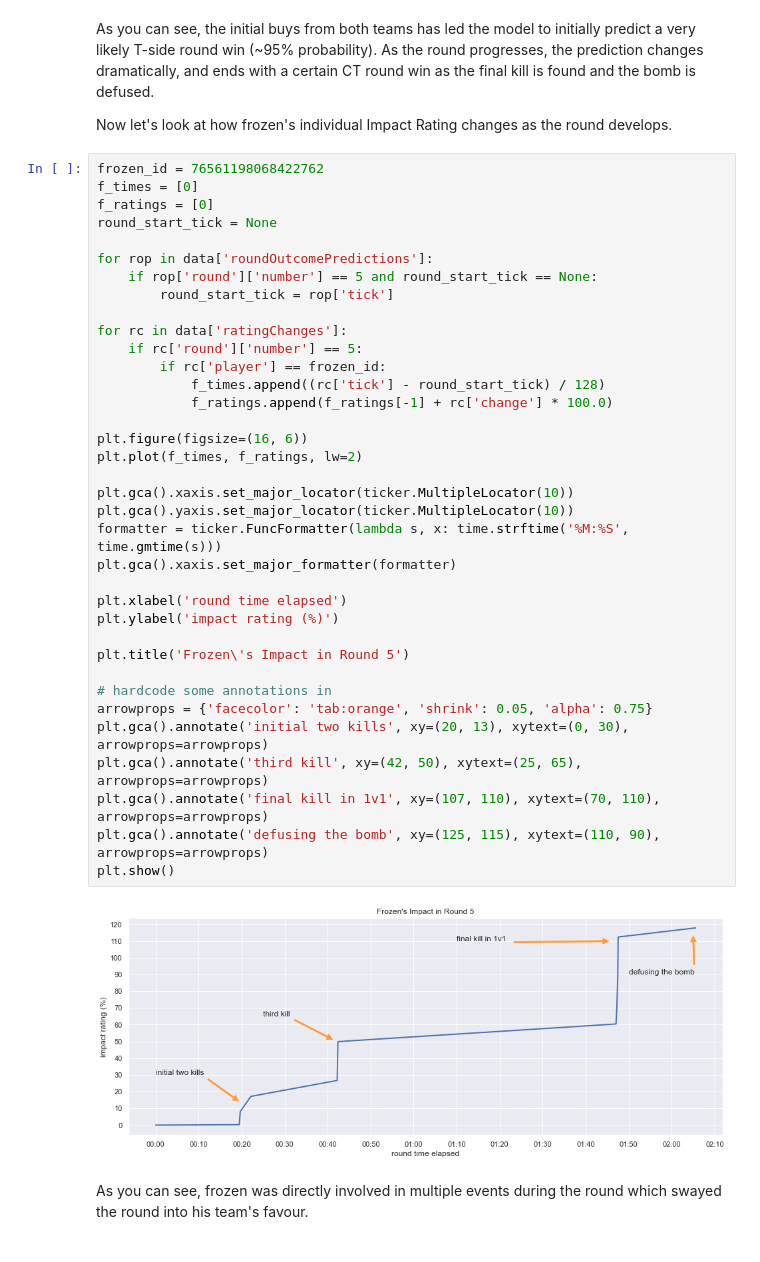
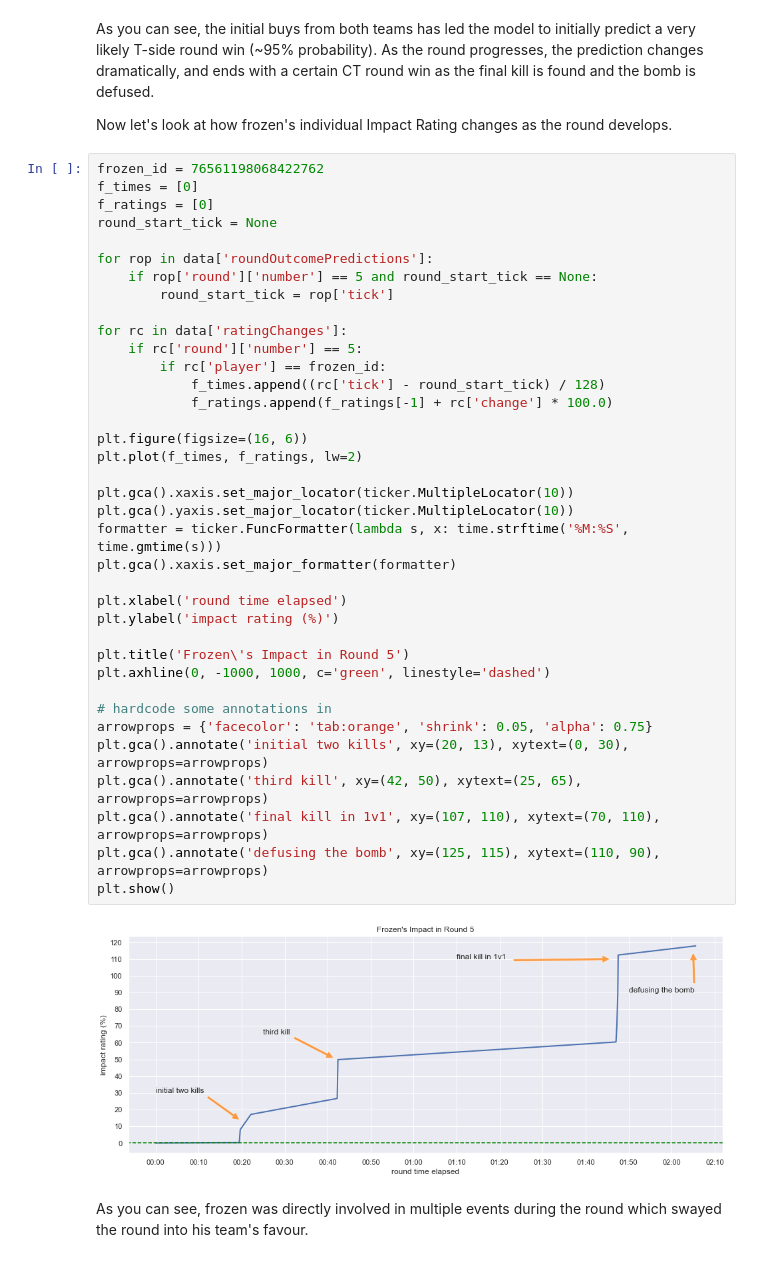
Before and after one commit to phil-holland/csgo-impact-rating, a Jupyter notebook: analysis/02-case_study.ipynb, the cells around one changed output. Cells and saved outputs as stored; diff of their text form.

```diff
--- a/analysis/02-case_study.ipynb
+++ b/analysis/02-case_study.ipynb
@@ -199,33 +199,34 @@ for rop in data['roundOutcomePredictions']:
     if rop['round']['number'] == 5 and round_start_tick == None:
         round_start_tick = rop['tick']
 
 for rc in data['ratingChanges']:
     if rc['round']['number'] == 5:
         if rc['player'] == frozen_id:
             f_times.append((rc['tick'] - round_start_tick) / 128)
             f_ratings.append(f_ratings[-1] + rc['change'] * 100.0)
 
 plt.figure(figsize=(16, 6))
 plt.plot(f_times, f_ratings, lw=2)
 
 plt.gca().xaxis.set_major_locator(ticker.MultipleLocator(10))
 plt.gca().yaxis.set_major_locator(ticker.MultipleLocator(10))
 formatter = ticker.FuncFormatter(lambda s, x: time.strftime('%M:%S', time.gmtime(s)))
 plt.gca().xaxis.set_major_formatter(formatter)
 
 plt.xlabel('round time elapsed')
 plt.ylabel('impact rating (%)')
 
 plt.title('Frozen\'s Impact in Round 5')
+plt.axhline(0, -1000, 1000, c='green', linestyle='dashed')
 
 # hardcode some annotations in
 arrowprops = {'facecolor': 'tab:orange', 'shrink': 0.05, 'alpha': 0.75}
 plt.gca().annotate('initial two kills', xy=(20, 13), xytext=(0, 30), arrowprops=arrowprops)
 plt.gca().annotate('third kill', xy=(42, 50), xytext=(25, 65), arrowprops=arrowprops)
 plt.gca().annotate('final kill in 1v1', xy=(107, 110), xytext=(70, 110), arrowprops=arrowprops)
 plt.gca().annotate('defusing the bomb', xy=(125, 115), xytext=(110, 90), arrowprops=arrowprops)
 plt.show()
 # %% [output]
-[figure, old version]
+[figure, new version]
 # %% [markdown]
 As you can see, frozen was directly involved in multiple events during the round which swayed the round into his team's favour.
```
Also changed, not shown: parts of 6 cells of this notebook, 2 other files.
